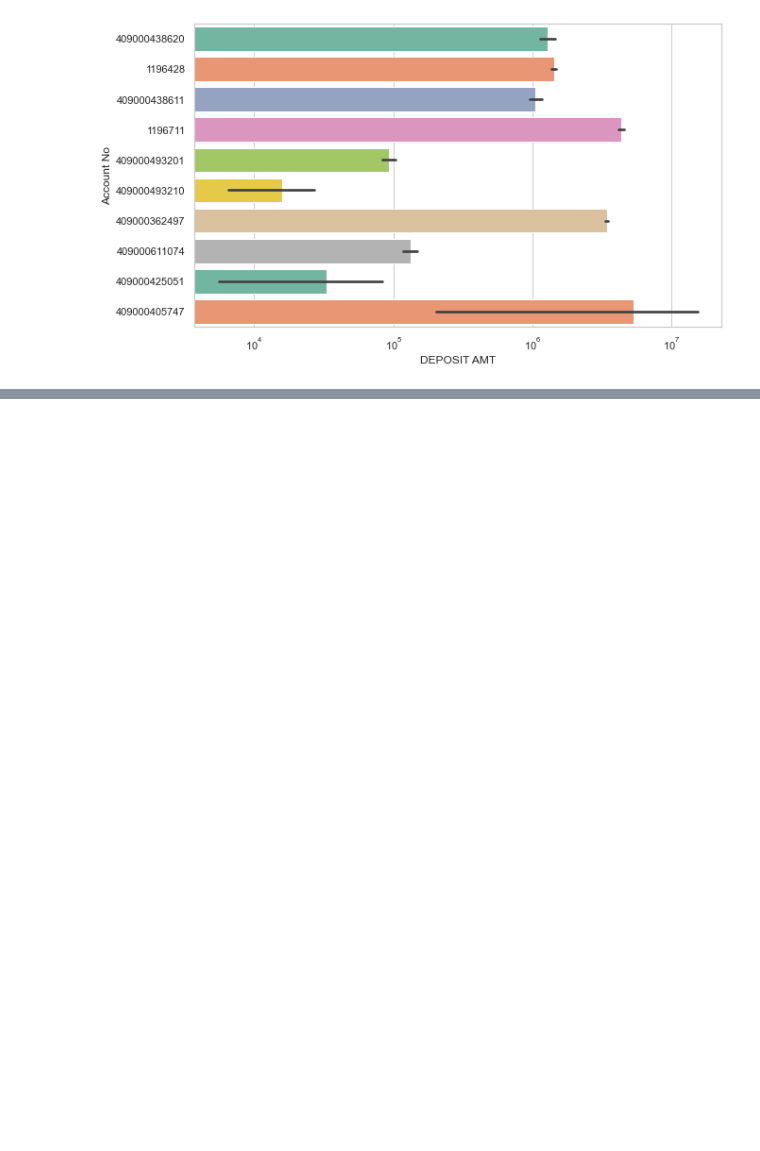
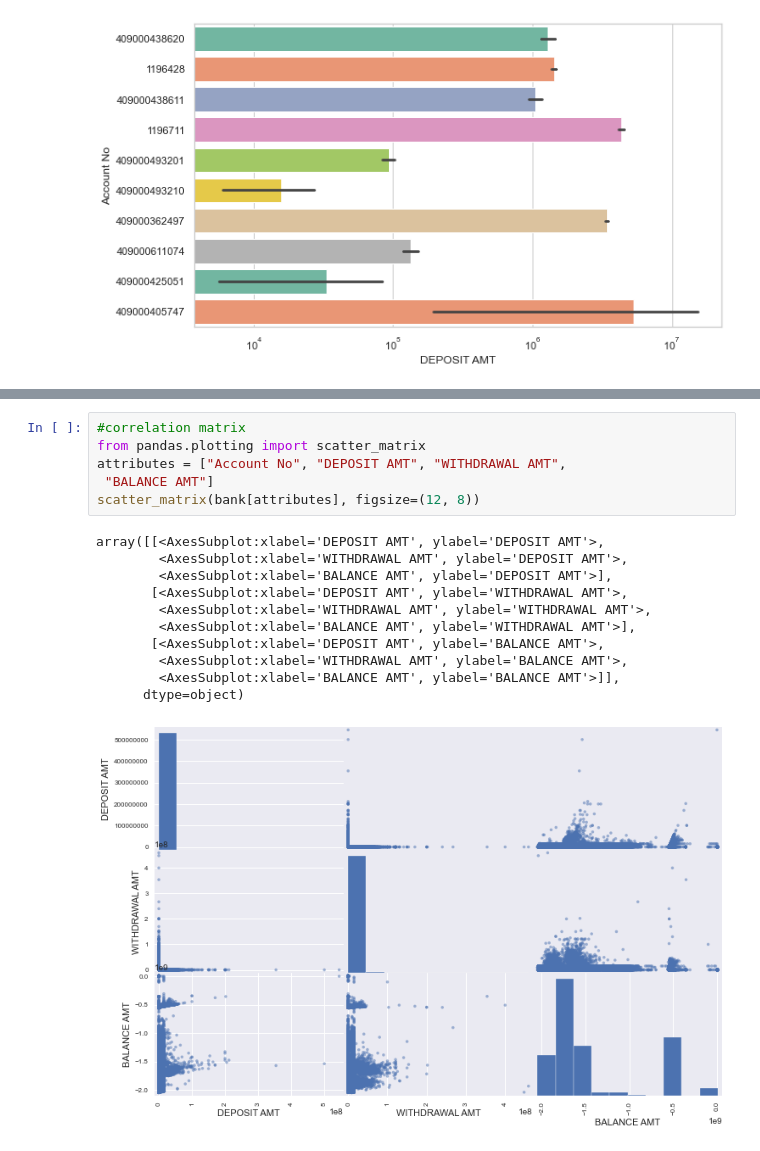
Before and after one commit to mehedihasanreal/MISL-Intern, a Jupyter notebook: Bank.ipynb, the cells around one changed output, grey strips where cells are left out. Cells and saved outputs as stored; diff of their text form; blank space fills up the shorter version.

Commit message:
Correlation matrix

```diff
--- a/Bank.ipynb
+++ b/Bank.ipynb
@@ -284,0 +292,18 @@ plt.show()
+# %%
+#correlation matrix
+from pandas.plotting import scatter_matrix
+attributes = ["Account No", "DEPOSIT AMT", "WITHDRAWAL AMT",
+ "BALANCE AMT"]
+scatter_matrix(bank[attributes], figsize=(12, 8))
+# %% [output]
+array([[<AxesSubplot:xlabel='DEPOSIT AMT', ylabel='DEPOSIT AMT'>,
+        <AxesSubplot:xlabel='WITHDRAWAL AMT', ylabel='DEPOSIT AMT'>,
+        <AxesSubplot:xlabel='BALANCE AMT', ylabel='DEPOSIT AMT'>],
+       [<AxesSubplot:xlabel='DEPOSIT AMT', ylabel='WITHDRAWAL AMT'>,
+        <AxesSubplot:xlabel='WITHDRAWAL AMT', ylabel='WITHDRAWAL AMT'>,
+        <AxesSubplot:xlabel='BALANCE AMT', ylabel='WITHDRAWAL AMT'>],
+       [<AxesSubplot:xlabel='DEPOSIT AMT', ylabel='BALANCE AMT'>,
+        <AxesSubplot:xlabel='WITHDRAWAL AMT', ylabel='BALANCE AMT'>,
+        <AxesSubplot:xlabel='BALANCE AMT', ylabel='BALANCE AMT'>]],
+      dtype=object)
+[figure, added]
```
Also changed, not shown: parts of 3 cells of this notebook.
